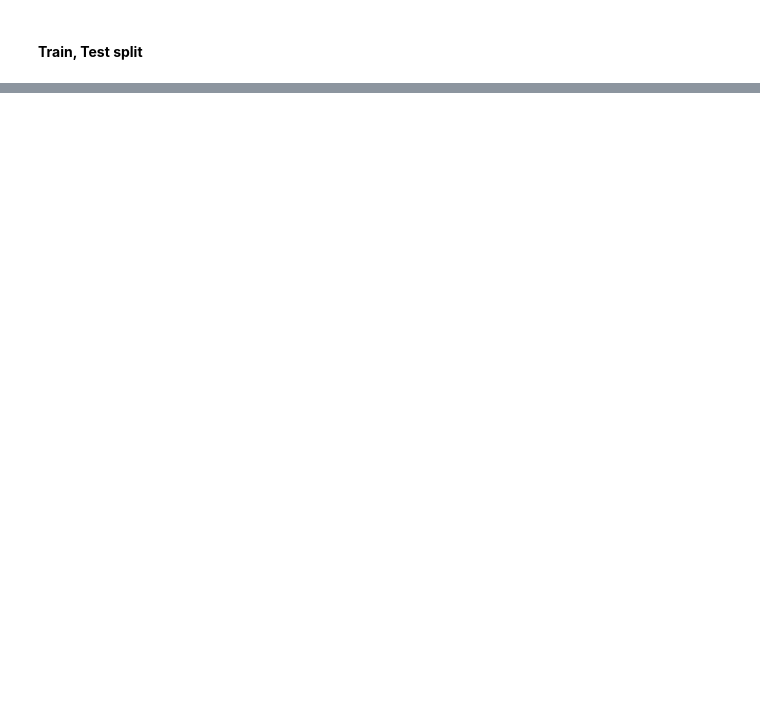
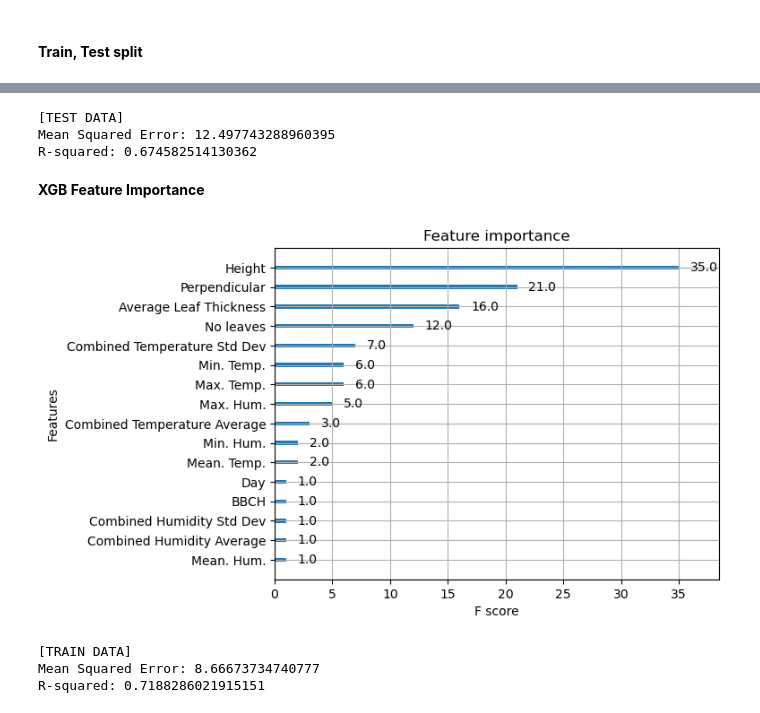
Before and after one commit to rodribro/TimeSeries, a Jupyter notebook: notebooks/models.ipynb, the cells around one changed output, grey strips where cells are left out. Drawn from its saved outputs; the diff is of its cells as text; code cells hidden in the pictures; blank space fills up the shorter version.

Commit message:
PCA Analysis, DTRegressor and XGBoost

```diff
--- a/notebooks/models.ipynb
+++ b/notebooks/models.ipynb
@@ -80,0 +194,4 @@ lettuce_df["BBCH"] = bbch
+# %%
+dec_tree_diam_tune = DecisionTreeRegressor(max_depth=5, random_state=42)
+# %%
+dec_tree_diam_tune.fit(X_train_diam, y_train_diam)
@@ -80,0 +266,9 @@ lettuce_df["BBCH"] = bbch
+# %%
+import xgboost as xgb
+# Create an XGBoost regressor
+xgb_diam = xgb.XGBRegressor(objective='reg:squarederror',
+                         colsample_bytree=0.3,
+                         learning_rate=0.1,
+                         max_depth=5,
+                         alpha=10,
+                         n_estimators=10)
@@ -80,0 +283,2 @@ lettuce_df["BBCH"] = bbch
+# %%
+xgb_diam.fit(X_train_diam, y_train_diam)
@@ -80,0 +299,37 @@ lettuce_df["BBCH"] = bbch
+# %%
+print(f'[TEST DATA]')
+
+# Calculate Mean Squared Error (MSE)
+mse = mean_squared_error(y_test_diam, y_xgb_test_pred)
+print(f'Mean Squared Error: {mse}')
+
+# Calculate R-squared score
+r2 = r2_score(y_test_diam, y_xgb_test_pred)
+print(f'R-squared: {r2}')
+# %% [output]
+[TEST DATA]
+Mean Squared Error: 12.497743288960395
+R-squared: 0.674582514130362
+# %% [markdown]
+<b> XGB Feature Importance </b>
+# %%
+# Plot feature importance
+xgb.plot_importance(xgb_diam)
+plt.show()
+# %% [output]
+[figure, added]
+# %%
+y_xgb_train_pred = xgb_diam.predict(X_train_diam)
+
+print(f'[TRAIN DATA]')
+# Calculate Mean Squared Error (MSE)
+mse = mean_squared_error(y_train_diam, y_xgb_train_pred)
+print(f'Mean Squared Error: {mse}')
+
+# Calculate R-squared score
+r2 = r2_score(y_train_diam, y_xgb_train_pred)
+print(f'R-squared: {r2}')
+# %% [output]
+[TRAIN DATA]
+Mean Squared Error: 8.66673734740777
+R-squared: 0.7188286021915151
```
Also changed, not shown: parts of 36 cells of this notebook, 8 other files.
